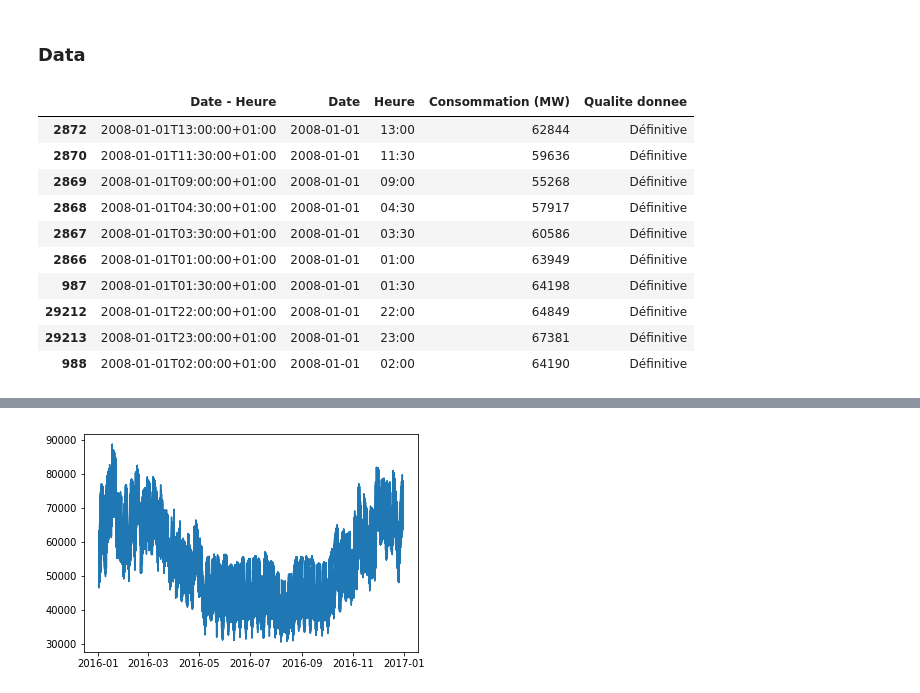
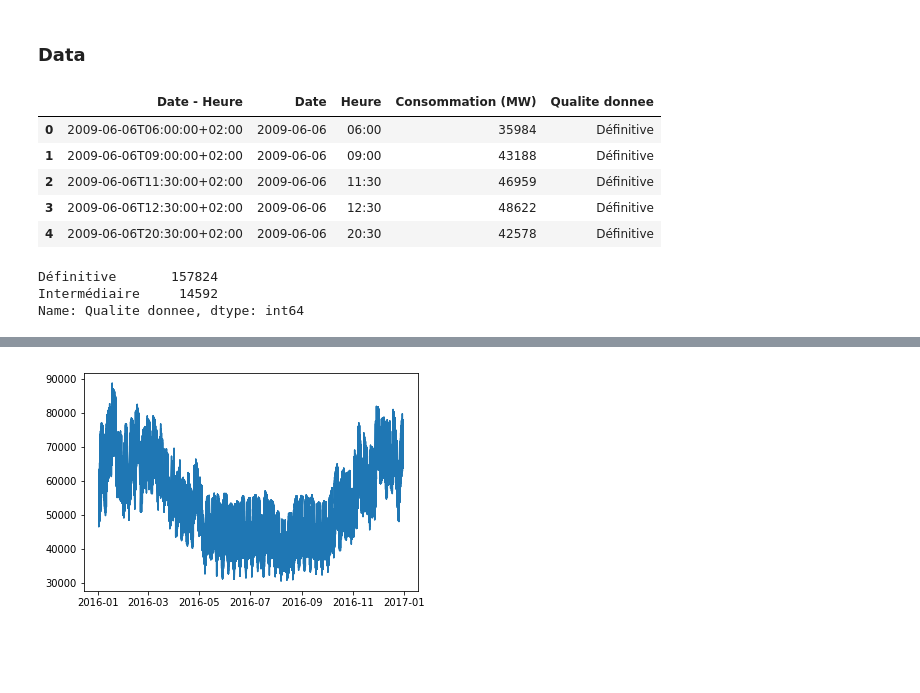
Before and after one commit to zakaryaxali/smc_electricity_forecast, a Jupyter notebook: Markov_code_AG_V3.ipynb, the cells around one changed output, grey strips where cells are left out. Saved outputs shown, nothing was run; the diff lists cells and outputs as text; code cells hidden in the pictures; blank space fills up the shorter version.

```diff
--- a/Markov_code_AG_V3.ipynb
+++ b/Markov_code_AG_V3.ipynb
@@ -70,18 +76,18 @@ for m in month:
 #n0=365 days of eletricity load for initialization
 path_AG="/Users/antoinegrelety/iCloud Drive (archive)/Desktop/MS Data Science/S1_MCMC/Projet/"
 df=pd.read_csv(path_AG+"cdc_conso.csv",sep=";")
-# %%
-df=df.sort_values(by=['Date'])
-df.head(10)
-# %% [output]
-|  | Date - Heure | Date | Heure | Consommation (MW) | Qualite donnee |
-| 2872 | 2008-01-01T13:00:00+01:00 | 2008-01-01 | 13:00 | 62844 | Définitive |
-| 2870 | 2008-01-01T11:30:00+01:00 | 2008-01-01 | 11:30 | 59636 | Définitive |
-| 2869 | 2008-01-01T09:00:00+01:00 | 2008-01-01 | 09:00 | 55268 | Définitive |
-| 2868 | 2008-01-01T04:30:00+01:00 | 2008-01-01 | 04:30 | 57917 | Définitive |
-| 2867 | 2008-01-01T03:30:00+01:00 | 2008-01-01 | 03:30 | 60586 | Définitive |
-| 2866 | 2008-01-01T01:00:00+01:00 | 2008-01-01 | 01:00 | 63949 | Définitive |
-| 987 | 2008-01-01T01:30:00+01:00 | 2008-01-01 | 01:30 | 64198 | Définitive |
-| 29212 | 2008-01-01T22:00:00+01:00 | 2008-01-01 | 22:00 | 64849 | Définitive |
-| 29213 | 2008-01-01T23:00:00+01:00 | 2008-01-01 | 23:00 | 67381 | Définitive |
-| 988 | 2008-01-01T02:00:00+01:00 | 2008-01-01 | 02:00 | 64190 | Définitive |
+# %%
+df.head()
+# %% [output]
+|  | Date - Heure | Date | Heure | Consommation (MW) | Qualite donnee |
+| 0 | 2009-06-06T06:00:00+02:00 | 2009-06-06 | 06:00 | 35984 | Définitive |
+| 1 | 2009-06-06T09:00:00+02:00 | 2009-06-06 | 09:00 | 43188 | Définitive |
+| 2 | 2009-06-06T11:30:00+02:00 | 2009-06-06 | 11:30 | 46959 | Définitive |
+| 3 | 2009-06-06T12:30:00+02:00 | 2009-06-06 | 12:30 | 48622 | Définitive |
+| 4 | 2009-06-06T20:30:00+02:00 | 2009-06-06 | 20:30 | 42578 | Définitive |
+# %%
+df['Qualite donnee'].value_counts()
+# %% [output]
+Définitive       157824
+Intermédiaire     14592
+Name: Qualite donnee, dtype: int64
```
Also changed, not shown: parts of 14 cells of this notebook.
